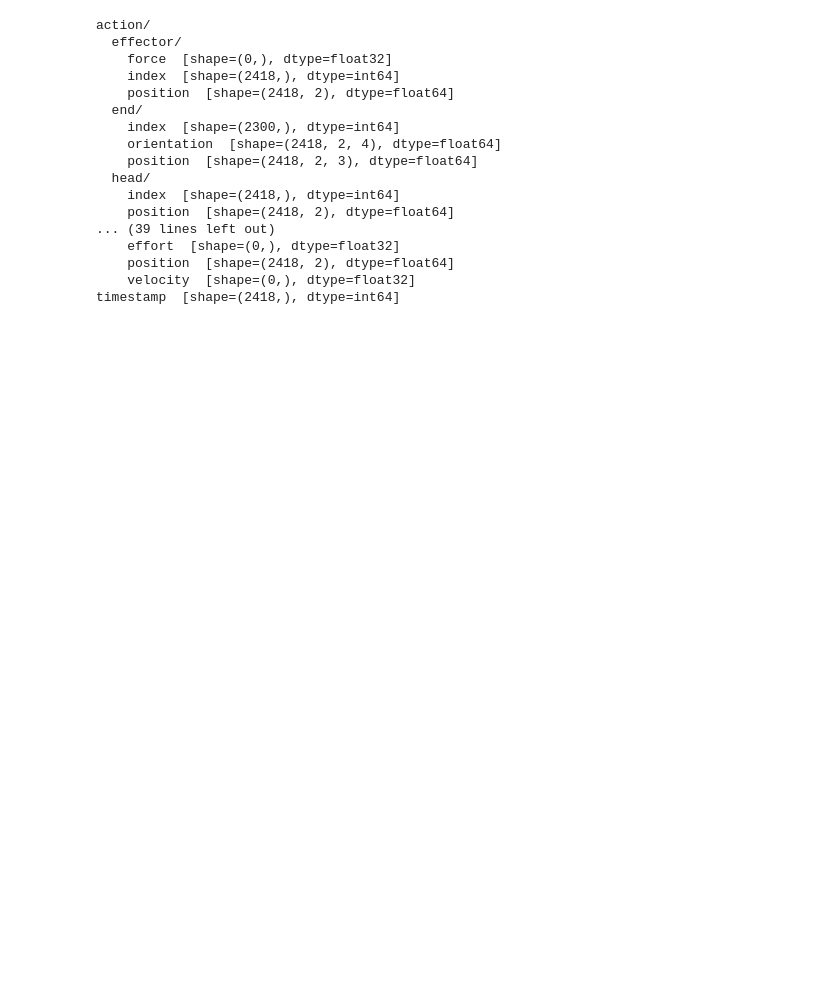
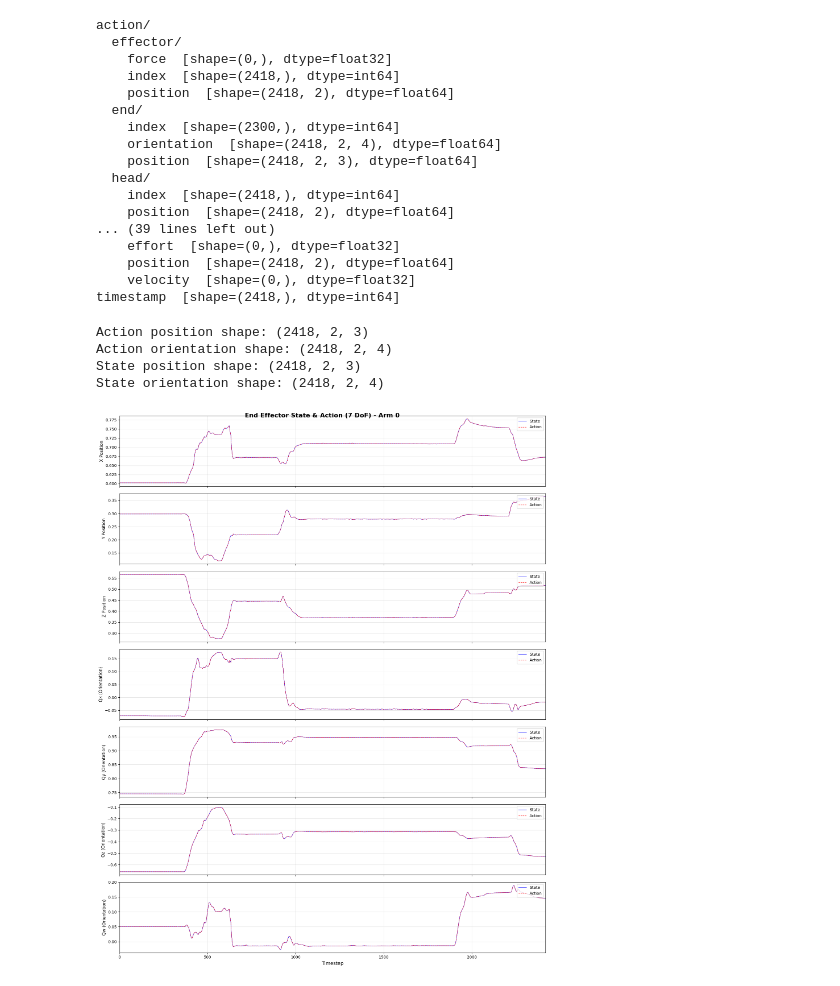
Before and after one commit to 34328/AgiBot_eef_extraction, a Jupyter notebook: data_process.ipynb, the cells around one changed output. Saved outputs shown, nothing was run; the diff lists cells and outputs as text; code cells hidden in the pictures; blank space fills up the shorter version.

```diff
--- a/data_process.ipynb
+++ b/data_process.ipynb
@@ -34,3 +34,81 @@ action/
     position  [shape=(2418, 2), dtype=float64]
     velocity  [shape=(0,), dtype=float32]
 timestamp  [shape=(2418,), dtype=int64]
+# %%
+"""
+绘制 state 和 action 的末端执行器 7 自由度曲线
+- position (3D): x, y, z
+- orientation (4D): qx, qy, qz, qw (四元数)
+"""
+
+import matplotlib.pyplot as plt
+import numpy as np
+
+
+# 读取数据
+with h5py.File(path, "r") as f:
+    # Action: end effector
+    action_position = f["action/end/position"][:]      # (2418, 2, 3)
+    action_orientation = f["action/end/orientation"][:]  # (2418, 2, 4)
+
+    # State: end effector
+    state_position = f["state/end/position"][:]        # (2418, 2, 3)
+    state_orientation = f["state/end/orientation"][:]    # (2418, 2, 4)
+
+print(f"Action position shape: {action_position.shape}")
+print(f"Action orientation shape: {action_orientation.shape}")
+print(f"State position shape: {state_position.shape}")
+print(f"State orientation shape: {state_orientation.shape}")
+
+# 时间轴
+timesteps = np.arange(action_position.shape[0])  # 2418
+
+# 我们绘制第一个末端执行器 (index 0)，如果有两个的话
+arm_idx = 0  # 可以改成 1 查看另一个手臂
+
+# 提取数据
+action_pos = action_position[:, arm_idx, :]  # (2418, 3)
+action_ori = action_orientation[:, arm_idx, :]  # (2418, 4)
+state_pos = state_position[:, arm_idx, :]  # (2418, 3)
+state_ori = state_orientation[:, arm_idx, :]  # (2418, 4)
+
+# 创建图表 - 7个子图
+fig, axes = plt.subplots(7, 1, figsize=(16, 20), sharex=True)
+fig.suptitle(f'End Effector State & Action (7 DoF) - Arm {arm_idx}', fontsize=16, fontweight='bold')
+
+# 位置标签
+pos_labels = ['X Position', 'Y Position', 'Z Position']
+# 四元数标签
+ori_labels = ['Qx (Orientation)', 'Qy (Orientation)', 'Qz (Orientation)', 'Qw (Orientation)']
+
+# 绘制位置 (3个维度)
+for i in range(3):
+    ax = axes[i]
+    ax.plot(timesteps, state_pos[:, i], 'b-', label='State', alpha=0.8, linewidth=1)
+    ax.plot(timesteps, action_pos[:, i], 'r--', label='Action', alpha=0.8, linewidth=1)
+    ax.set_ylabel(pos_labels[i], fontsize=11)
+    ax.legend(loc='upper right')
+    ax.grid(True, alpha=0.3)
+    ax.set_xlim([0, len(timesteps)])
+
+# 绘制姿态/四元数 (4个维度)
+for i in range(4):
+    ax = axes[3 + i]
+    ax.plot(timesteps, state_ori[:, i], 'b-', label='State', alpha=0.8, linewidth=1)
+    ax.plot(timesteps, action_ori[:, i], 'r--', label='Action', alpha=0.8, linewidth=1)
+    ax.set_ylabel(ori_labels[i], fontsize=11)
+    ax.legend(loc='upper right')
+    ax.grid(True, alpha=0.3)
+    ax.set_xlim([0, len(timesteps)])
+
+# 设置x轴标签
+axes[-1].set_xlabel('Timestep', fontsize=12)
+
+plt.tight_layout(
+plt.show()
+# %% [output]
+Action position shape: (2418, 2, 3)
+Action orientation shape: (2418, 2, 4)
+State position shape: (2418, 2, 3)
+State orientation shape: (2418, 2, 4)
+[figure, added]
```
Also changed, not shown: parts of 2 cells of this notebook.
